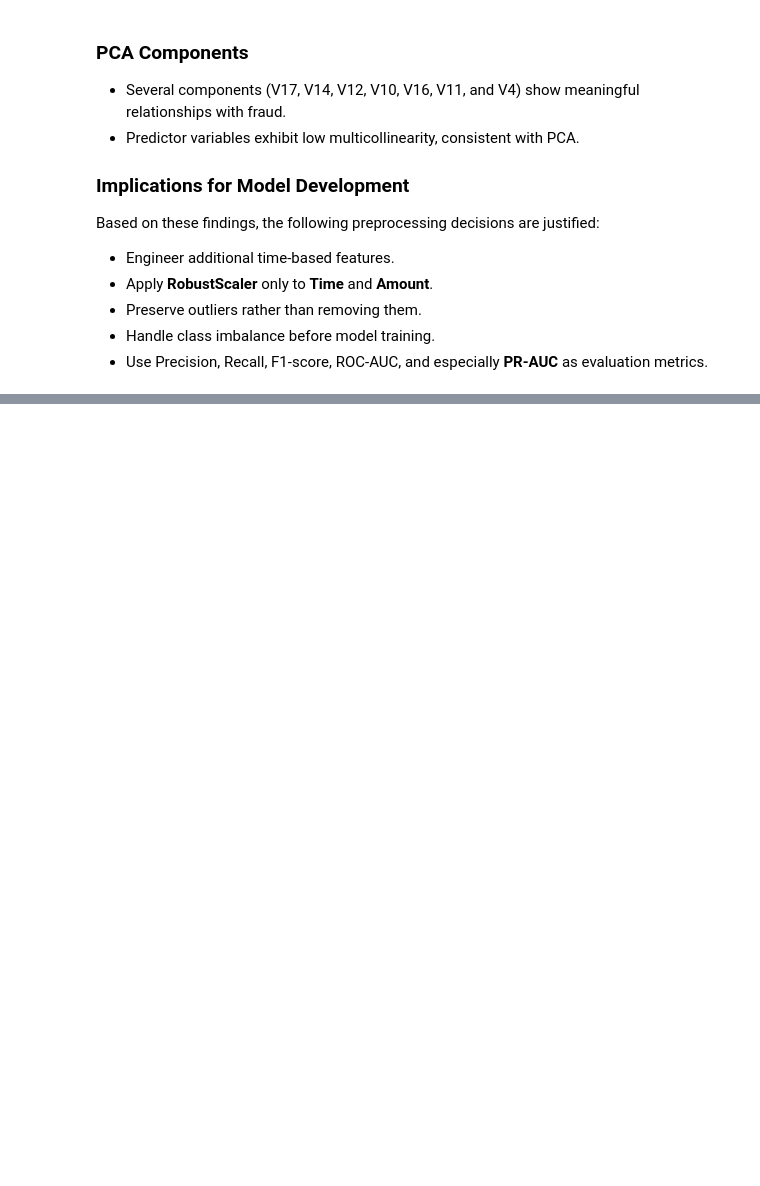
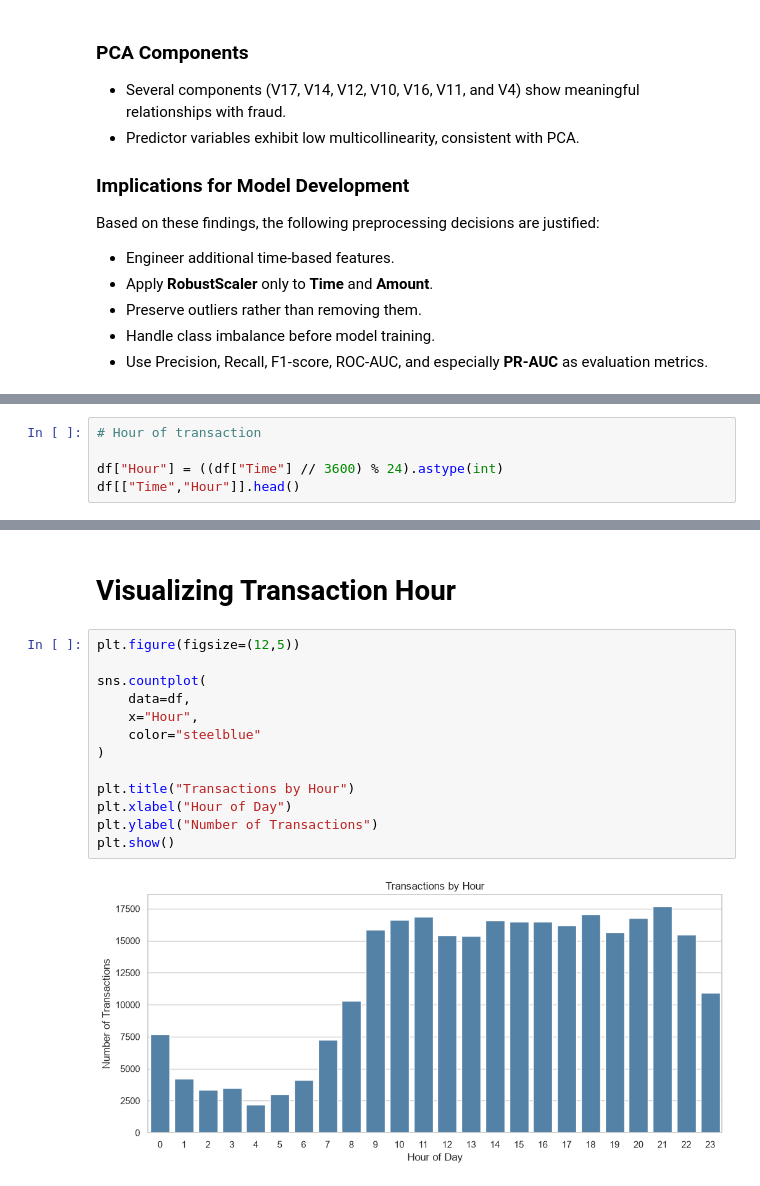
Before and after one commit to meerkanani-40/Credit-Card-Fraud-Detection, a Jupyter notebook: Credit_Card_Fraud_Detection.ipynb, the cells around one changed output, grey strips where cells are left out. Cells and saved outputs as stored; diff of their text form; blank space fills up the shorter version.

```diff
--- a/Credit_Card_Fraud_EDA.ipynb
+++ b/Credit_Card_Fraud_Detection.ipynb
@@ -937,0 +911,5 @@ Based on these findings, the following preprocessing decisions are justified:
+# %%
+# Hour of transaction
+
+df["Hour"] = ((df["Time"] // 3600) % 24).astype(int)
+df[["Time","Hour"]].head()
@@ -937,0 +923,17 @@ Based on these findings, the following preprocessing decisions are justified:
+# %% [markdown]
+# Visualizing Transaction Hour
+# %%
+plt.figure(figsize=(12,5))
+
+sns.countplot(
+    data=df,
+    x="Hour",
+    color="steelblue"
+)
+
+plt.title("Transactions by Hour")
+plt.xlabel("Hour of Day")
+plt.ylabel("Number of Transactions")
+plt.show()
+# %% [output]
+[figure, added]
```
Also changed, not shown: parts of 66 cells of this notebook.
